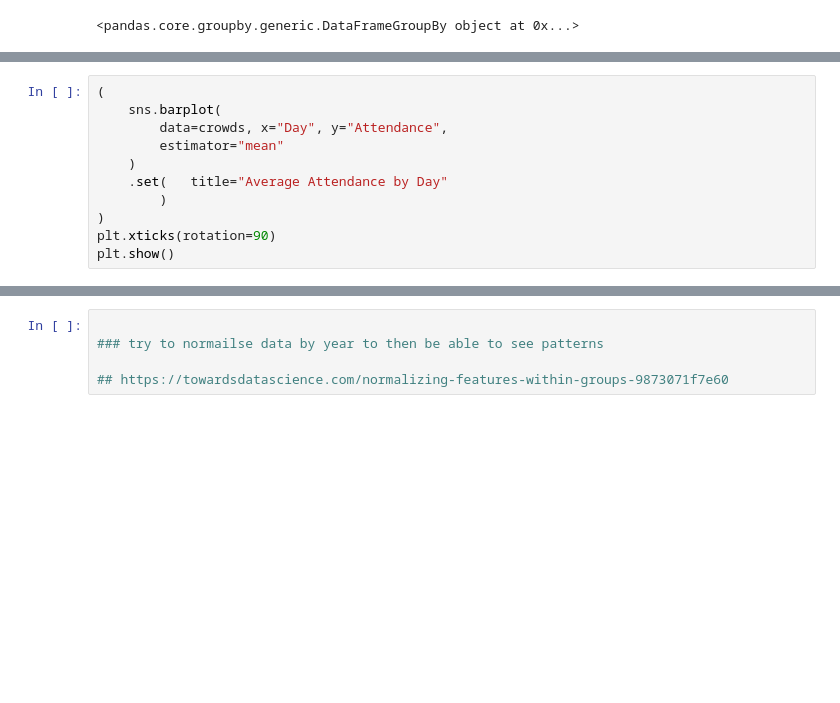
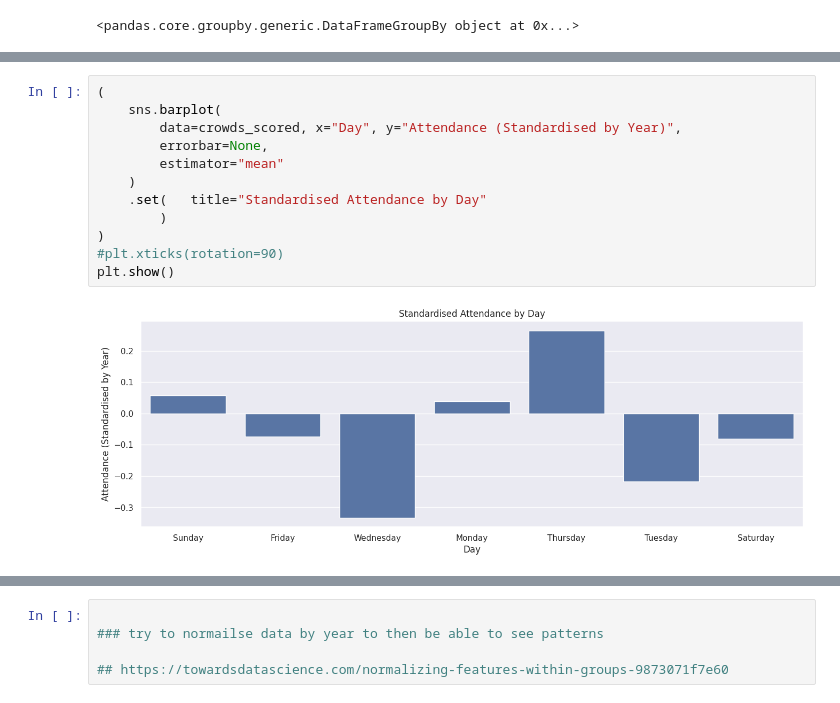
Before and after one commit to UTCSheffield/OCR-Unit-7-Data-analysis-and-design, a Jupyter notebook: content/2-4 Quantitative data analysis/Displaying Data.ipynb, the cells around one changed output, grey strips where cells are left out. Saved outputs shown, nothing was run; the diff lists cells and outputs as text; blank space fills up the shorter version.

```diff
--- a/content/2-4 Quantitative data analysis/Displaying Data.ipynb
+++ b/content/2-4 Quantitative data analysis/Displaying Data.ipynb
@@ -84,11 +128,14 @@ grouped.agg({'Attendance':'mean', "Max Temperature C": "mean"})
 # %%
 (
     sns.barplot(
-        data=crowds, x="Day", y="Attendance",
+        data=crowds_scored, x="Day", y="Attendance (Standardised by Year)",
+        errorbar=None,
         estimator="mean"
     )
-    .set(   title="Average Attendance by Day"
+    .set(   title="Standardised Attendance by Day"
         )
 )
-plt.xticks(rotation=90)
+#plt.xticks(rotation=90)
 plt.show()
+# %% [output]
+[figure, added]
```
Also changed, not shown: parts of 9 cells of this notebook, 2 other files.
